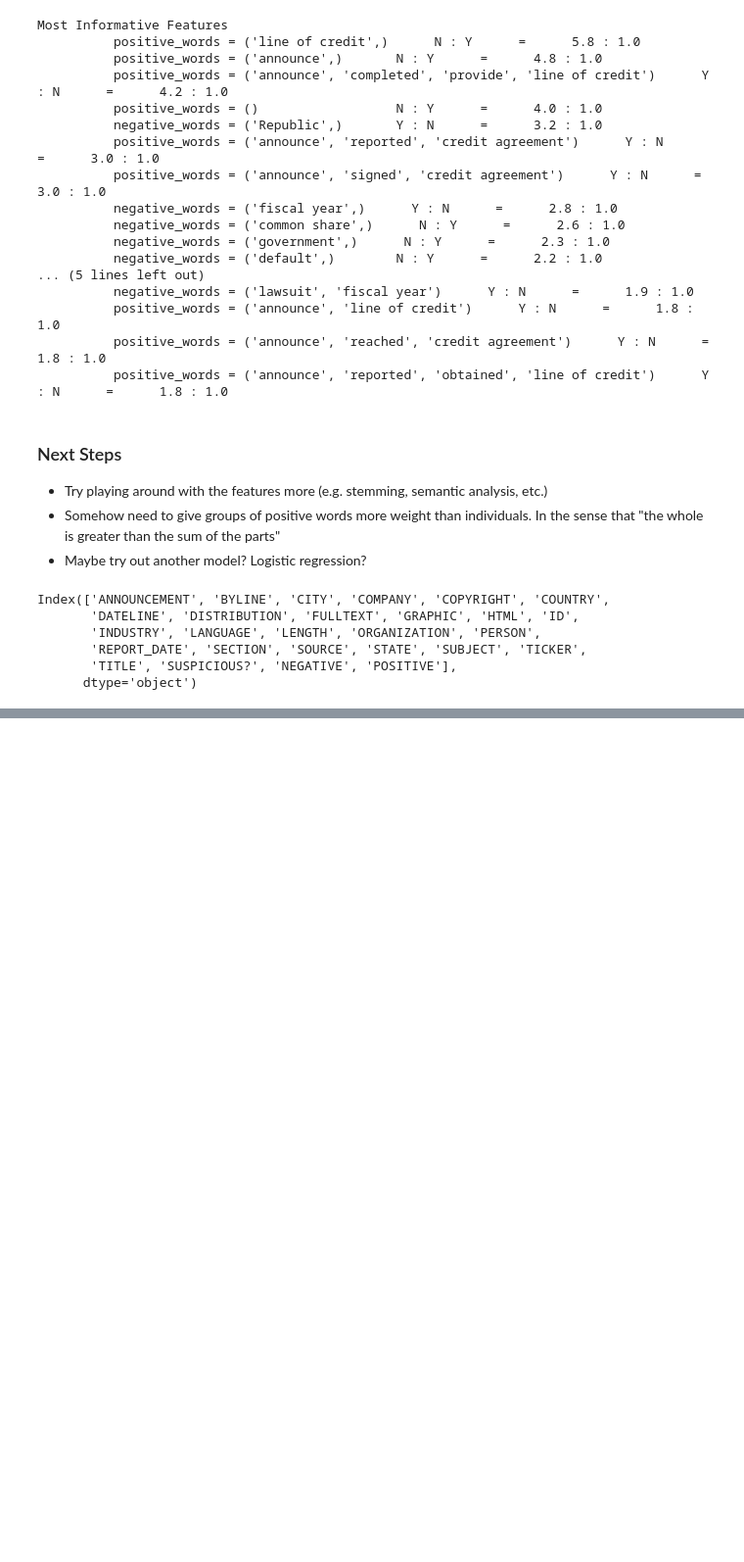
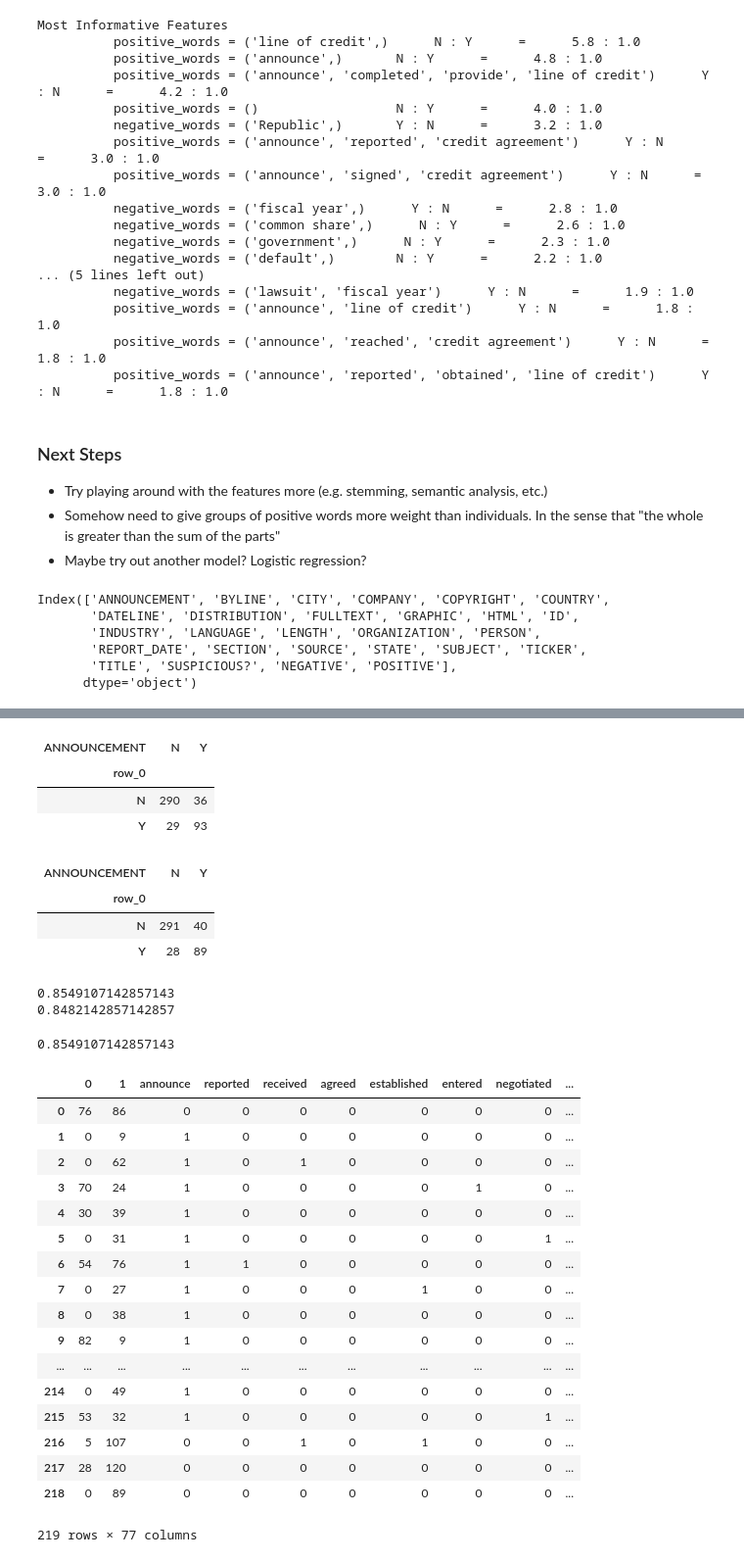
Before and after one commit to christopher-cao/nlp_project, a Jupyter notebook: February 27 - Initial Filtering.ipynb, the cells around one changed output, grey strips where cells are left out. Shown at 98% size. Drawn from its saved outputs; the diff is of its cells as text; code cells hidden in the pictures; blank space fills up the shorter version.

Commit message:
completed a working version of logistic regression model

```diff
--- a/February 27 - Initial Filtering.ipynb
+++ b/February 27 - Initial Filtering.ipynb
@@ -348,8 +348,9 @@ Index(['ANNOUNCEMENT', 'BYLINE', 'CITY', 'COMPANY', 'COPYRIGHT', 'COUNTRY',
        'TITLE', 'SUSPICIOUS?', 'NEGATIVE', 'POSITIVE'],
       dtype='object')
 # %%
-drop_columns = ['BYLINE', 'CITY', 'COMPANY', 'COPYRIGHT', 'COUNTRY', 'DATELINE', 'DISTRIBUTION', 'GRAPHIC', 'HTML', 'ID', 'INDUSTRY', 'LANGUAGE', 'LENGTH', 'ORGANIZATION', 'PERSON', 'REPORT_DATE', 'SECTION', 'SOURCE', 'STATE', 'SUBJECT', 'TICKER', 'TITLE']
+drop_columns = ['BYLINE', 'CITY', 'COMPANY', 'COPYRIGHT', 'COUNTRY', 'DATELINE', 'DISTRIBUTION', 'HTML', 'ID', 'INDUSTRY', 'LANGUAGE', 'LENGTH', 'ORGANIZATION', 'PERSON', 'REPORT_DATE', 'SECTION', 'SOURCE', 'STATE', 'SUBJECT', 'TICKER', 'TITLE']
 final_train = final_train.drop(drop_columns, axis = 1)
+final_test = final_test.drop(drop_columns, axis = 1)
 # %%
 # 2 inputs: FULLTEXT, keyword
 # 1 output: 1 or 0
@@ -367 +369,4 @@ keywordColumns(final_train)
+# %%
+final_train = final_train.reset_index(drop=True)
+final_test = final_test.reset_index(drop=True)
 # %% [markdown]
@@ -389,0 +481,73 @@ print(log_model.coef_)
+# %%
+probs = log_model1.predict_proba(train_features1)
+probs = pd.DataFrame(probs)
+preds1 = log_model1.predict(train_features1)
+preds = pd.DataFrame(preds1)
+
+final1 = pd.concat([final_train['ANNOUNCEMENT'], probs, preds], axis=1)
+final1.columns = ['Actual', 'No_Prob', 'Yes_Prob', 'Prediction']
+
+# Confusion matrix
+pd.crosstab(preds1, final_train['ANNOUNCEMENT'])
+# %% [output]
+| ANNOUNCEMENT | N | Y |
+| row_0 |  |  |
+| N | 290 | 36 |
+| Y | 29 | 93 |
+# %%
+probs = log_model2.predict_proba(train_features2)
+probs = pd.DataFrame(probs)
+preds2 = log_model2.predict(train_features2)
+preds = pd.DataFrame(preds2)
+
+final2 = pd.concat([final_train['ANNOUNCEMENT'], probs, preds], axis=1)
+final2.columns = ['Actual', 'No_Prob', 'Yes_Prob', 'Prediction']
+
+pd.crosstab(preds2, final_train['ANNOUNCEMENT'])
+# %% [output]
+| ANNOUNCEMENT | N | Y |
+| row_0 |  |  |
+| N | 291 | 40 |
+| Y | 28 | 89 |
+# %%
+# Seems like the first model with all the features is more accurate. At least for the training set...
+total = 290 + 36 + 29 + 93
+model1_accuracy = (290 + 93)/total
+model2_accuracy = (291 + 89)/total
+print(model1_accuracy)
+print(model2_accuracy)
+
+log_model1.score(X = train_features1,
+                 y = final_train["ANNOUNCEMENT"])
+# %% [output]
+0.8549107142857143
+0.8482142857142857
+0.8549107142857143
+# %%
+# Now time to test it on the test set.
+le = preprocessing.LabelEncoder()
+encoded_negative = le.fit_transform(final_test['NEGATIVE'])
+encoded_positive = le.fit_transform(final_test['POSITIVE'])
+
+test_features = pd.DataFrame([encoded_negative, encoded_positive]).T
+
+test_features = pd.concat([test_features,final_test[keywords]], axis=1)
+# %% [output]
+|  | 0 | 1 | announce | reported | received | agreed | established | entered | negotiated | ... |
+| 0 | 76 | 86 | 0 | 0 | 0 | 0 | 0 | 0 | 0 | ... |
+| 1 | 0 | 9 | 1 | 0 | 0 | 0 | 0 | 0 | 0 | ... |
+| 2 | 0 | 62 | 1 | 0 | 1 | 0 | 0 | 0 | 0 | ... |
+| 3 | 70 | 24 | 1 | 0 | 0 | 0 | 0 | 1 | 0 | ... |
+| 4 | 30 | 39 | 1 | 0 | 0 | 0 | 0 | 0 | 0 | ... |
+| 5 | 0 | 31 | 1 | 0 | 0 | 0 | 0 | 0 | 1 | ... |
+| 6 | 54 | 76 | 1 | 1 | 0 | 0 | 0 | 0 | 0 | ... |
+| 7 | 0 | 27 | 1 | 0 | 0 | 0 | 1 | 0 | 0 | ... |
+| 8 | 0 | 38 | 1 | 0 | 0 | 0 | 0 | 0 | 0 | ... |
+| 9 | 82 | 9 | 1 | 0 | 0 | 0 | 0 | 0 | 0 | ... |
+| ... | ... | ... | ... | ... | ... | ... | ... | ... | ... | ... |
+| 214 | 0 | 49 | 1 | 0 | 0 | 0 | 0 | 0 | 0 | ... |
+| 215 | 53 | 32 | 1 | 0 | 0 | 0 | 0 | 0 | 1 | ... |
+| 216 | 5 | 107 | 0 | 0 | 1 | 0 | 1 | 0 | 0 | ... |
+| 217 | 28 | 120 | 0 | 0 | 0 | 0 | 0 | 0 | 0 | ... |
+| 218 | 0 | 89 | 0 | 0 | 0 | 0 | 0 | 0 | 0 | ... |
+219 rows × 77 columns
```
Also changed, not shown: parts of 14 cells of this notebook.
